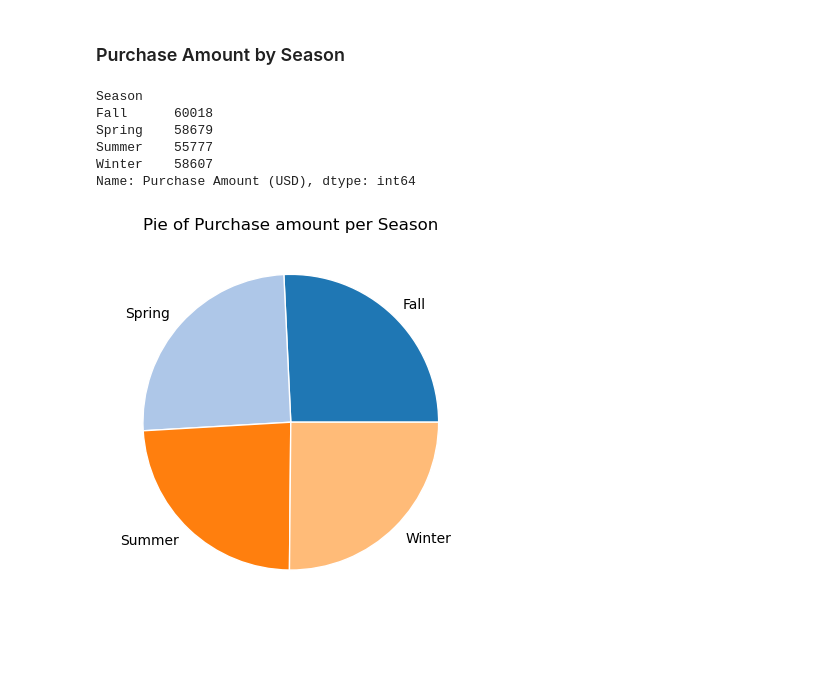
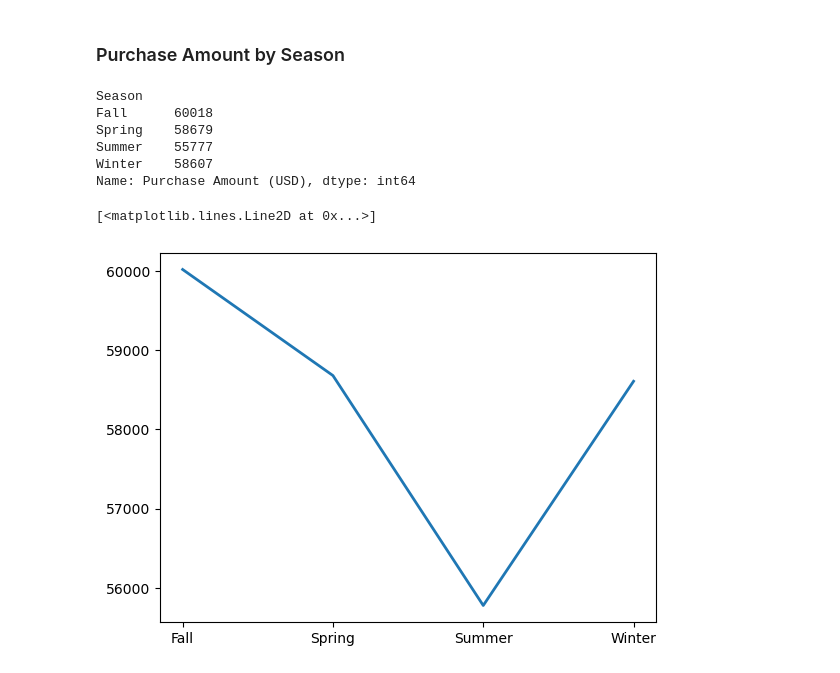
Before and after one commit to npicaut/EDA_shopping_trends, a Jupyter notebook: shopping-trends.ipynb, the cells around one changed output. Saved outputs shown, nothing was run; the diff lists cells and outputs as text; code cells hidden in the pictures; blank space fills up the shorter version.

Commit message:
plots added, more complex histograms to add

```diff
--- a/shopping-trends.ipynb
+++ b/shopping-trends.ipynb
@@ -170,15 +170,16 @@ plt.show()
 # %%
 purchase_perseason = df.groupby("Season")["Purchase Amount (USD)"].sum()
 print(purchase_perseason)
 cat = CategorialVariableGraph(variable="Purchase amount per Season", df_variable=purchase_perseason)
 cat.values = purchase_perseason.values
 cat.labels = purchase_perseason.index
-cat.make_pie()
+plt.plot(cat.labels, cat.values, lw= 2)
 # %% [output]
 Season
 Fall      60018
 Spring    58679
 Summer    55777
 Winter    58607
 Name: Purchase Amount (USD), dtype: int64
+[<matplotlib.lines.Line2D at 0x...>]
-[figure, old version]
+[figure, new version]
```
Also changed, not shown: parts of 1 cell of this notebook.
